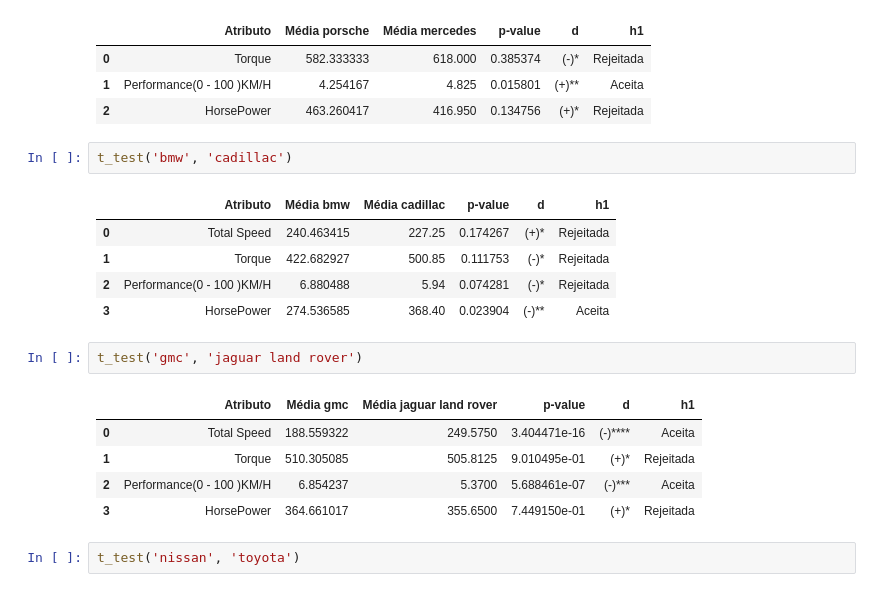
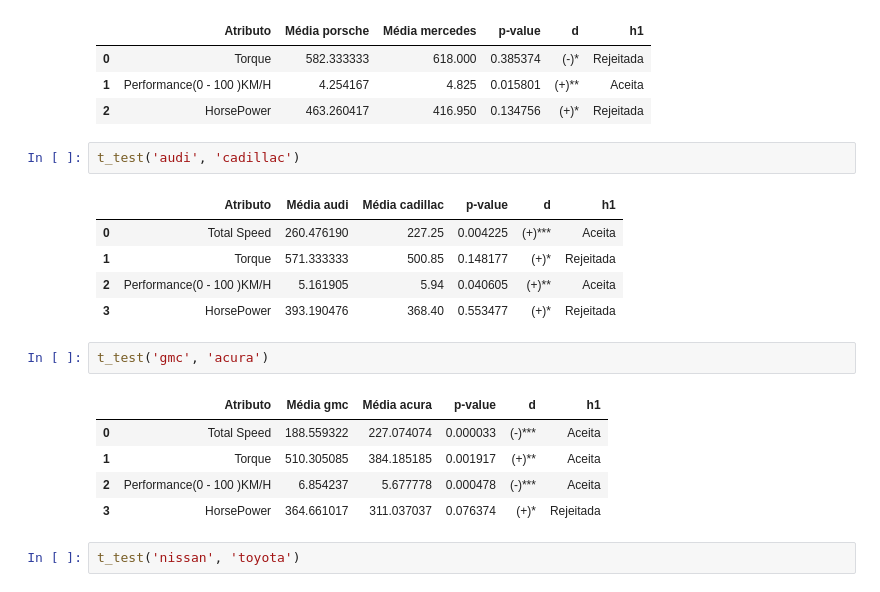
Before and after one commit to KevBoyz/data-science, a Jupyter notebook: Projects/09-cars/stat_cars.ipynb, the cells around one changed output. Cells and saved outputs as stored; diff of their text form.

```diff
--- a/Projects/09-cars/stat_cars.ipynb
+++ b/Projects/09-cars/stat_cars.ipynb
@@ -458,21 +464,21 @@ Sem variância em Total Speed. Teste pulado.
 | 1 | Performance(0 - 100 )KM/H | 4.254167 | 4.825 | 0.015801 | (+)** | Aceita |
 | 2 | HorsePower | 463.260417 | 416.950 | 0.134756 | (+)* | Rejeitada |
 # %%
-t_test('bmw', 'cadillac')
+t_test('audi', 'cadillac')
 # %% [output]
-|  | Atributo | Média bmw | Média cadillac | p-value | d | h1 |
-| 0 | Total Speed | 240.463415 | 227.25 | 0.174267 | (+)* | Rejeitada |
-| 1 | Torque | 422.682927 | 500.85 | 0.111753 | (-)* | Rejeitada |
-| 2 | Performance(0 - 100 )KM/H | 6.880488 | 5.94 | 0.074281 | (-)* | Rejeitada |
-| 3 | HorsePower | 274.536585 | 368.40 | 0.023904 | (-)** | Aceita |
+|  | Atributo | Média audi | Média cadillac | p-value | d | h1 |
+| 0 | Total Speed | 260.476190 | 227.25 | 0.004225 | (+)*** | Aceita |
+| 1 | Torque | 571.333333 | 500.85 | 0.148177 | (+)* | Rejeitada |
+| 2 | Performance(0 - 100 )KM/H | 5.161905 | 5.94 | 0.040605 | (+)** | Aceita |
+| 3 | HorsePower | 393.190476 | 368.40 | 0.553477 | (+)* | Rejeitada |
 # %%
-t_test('gmc', 'jaguar land rover')
+t_test('gmc', 'acura')
 # %% [output]
-|  | Atributo | Média gmc | Média jaguar land rover | p-value | d | h1 |
-| 0 | Total Speed | 188.559322 | 249.5750 | 3.404471e-16 | (-)**** | Aceita |
-| 1 | Torque | 510.305085 | 505.8125 | 9.010495e-01 | (+)* | Rejeitada |
-| 2 | Performance(0 - 100 )KM/H | 6.854237 | 5.3700 | 5.688461e-07 | (-)*** | Aceita |
-| 3 | HorsePower | 364.661017 | 355.6500 | 7.449150e-01 | (+)* | Rejeitada |
+|  | Atributo | Média gmc | Média acura | p-value | d | h1 |
+| 0 | Total Speed | 188.559322 | 227.074074 | 0.000033 | (-)*** | Aceita |
+| 1 | Torque | 510.305085 | 384.185185 | 0.001917 | (+)** | Aceita |
+| 2 | Performance(0 - 100 )KM/H | 6.854237 | 5.677778 | 0.000478 | (-)*** | Aceita |
+| 3 | HorsePower | 364.661017 | 311.037037 | 0.076374 | (+)* | Rejeitada |
 # %%
 t_test('nissan', 'toyota')
 # %% [output]
```
Also changed, not shown: parts of 3 cells of this notebook, 10 other files.
